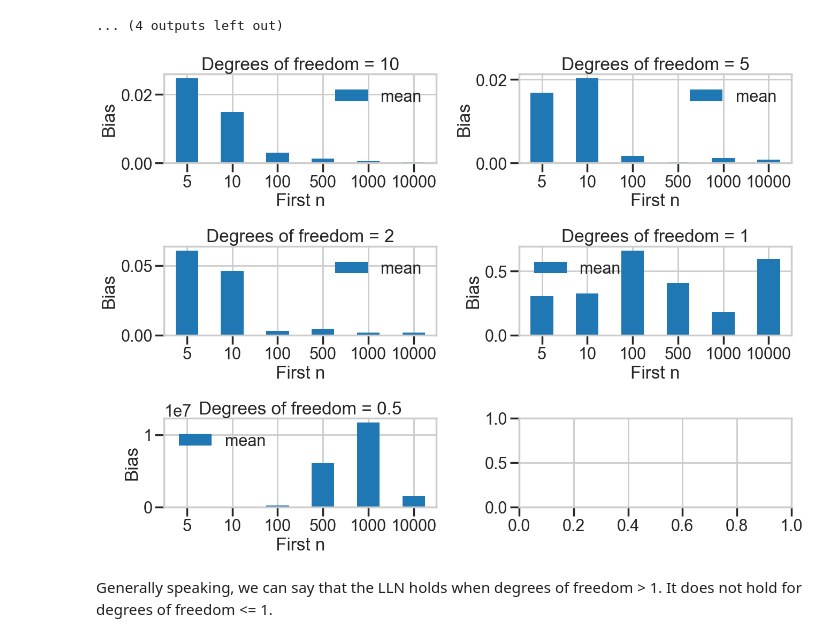
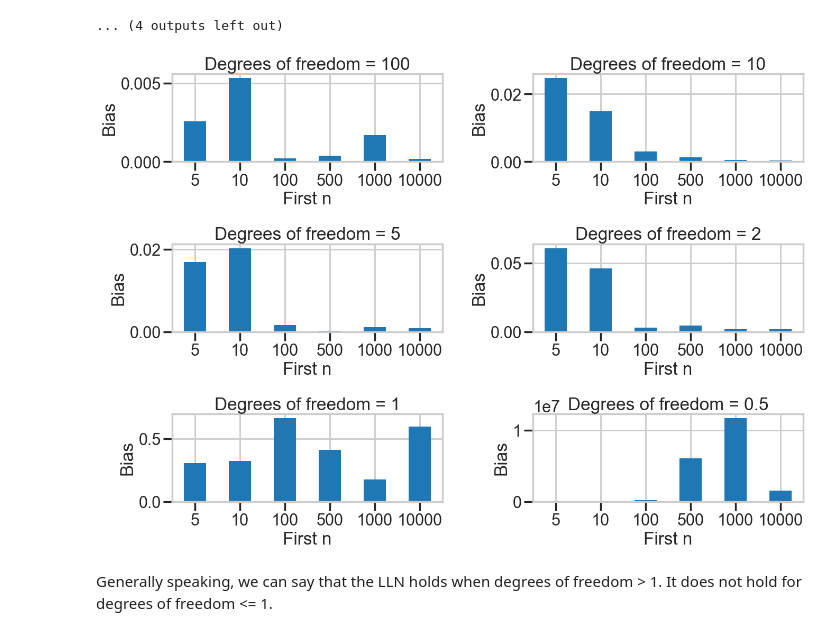
Before and after one commit to maxanisimov/stats, a Jupyter notebook: berkeley_course/00_lln_clt.ipynb, the cells around one changed output. Cells and saved outputs as stored; diff of their text form; code cells hidden in the pictures.

```diff
--- a/berkeley_course/00_lln_clt.ipynb
+++ b/berkeley_course/00_lln_clt.ipynb
@@ -156 +112,3 @@ pandas.DataFrame(solution_b)
+# %%
+sample_means_100 = solver.compute_sample_means()
 # %% [markdown]
@@ -165,0 +116,3 @@ solution_c
+# %%
+sample_mean_stats_100 = solver.compute_sample_mean_stats()
+sample_mean_stats_100.round(3)
@@ -208 +166,10 @@ solution_d
+# %%
+solutions = {
+    100: {
+        'random_samples': random_samples_100,
+        'sample_means': sample_means_100,
+        'sample_mean_stats': sample_mean_stats_100,
+        'sample_mean_distributions': solver.fig_sample_mean_distributions,
+    }
+}
 # %% [markdown]
@@ -211,9 +178,22 @@ f) Repeat steps (a) to (e) for 𝜈 = 10, 5, 2, 1, 0.5.
 solutions_per_dfs = {}
 for dfs in [10, 5, 2, 1, 0.5]:
     print(f'Degrees of freedom = {dfs}')
-    problem_solver = ProblemSolver(dfs=dfs, M=M, N=N)
-    solutions_per_dfs[dfs] = problem_solver.solve_all_tasks()
-    display(solutions_per_dfs[dfs]['solution_c'])
+
+    cur_solver = Solver(dfs=dfs, M=M, N=N)
+    cur_random_samples = cur_solver.draw_random_samples()
+    cur_sample_means = cur_solver.compute_sample_means()
+    cur_sample_mean_stats = cur_solver.compute_sample_mean_stats()
+    cur_fig_sample_mean_distributions = cur_solver.plot_sample_mean_distributions()
+
+
+    solutions[dfs] = {
+        'random_samples': cur_random_samples,
+        'sample_means': cur_sample_means,
+        'sample_mean_stats': cur_sample_mean_stats,
+        'sample_mean_distributions': cur_fig_sample_mean_distributions,
+    }
+
+    display(solutions[dfs]['sample_mean_stats'])
     print(50*'-')
 # %% [output]
 Degrees of freedom = 10
@@ -251,20 +231,18 @@ Degrees of freedom = 0.5
 # %%
 true_mean = 0.0
 
 biases = {}
 fig, axes = plt.subplots(3,2, figsize=(14, 10))
 axes = axes.ravel()
-for i, dfs in enumerate(solutions_per_dfs):
-    biases[dfs] =\
-    (solutions_per_dfs[dfs]['solution_c'].loc['mean'] - true_mean).abs()
-    pandas.DataFrame(biases[dfs]).plot(kind='bar', ax=axes[i])
+for i, dfs in enumerate(solutions):
+    biases[dfs] = (solutions[dfs]['sample_mean_stats'].loc['mean'] - true_mean).abs()
+    pandas.Series(biases[dfs]).plot(kind='bar', ax=axes[i])
     axes[i].set_title(f'Degrees of freedom = {dfs}')
     axes[i].set_ylabel('Bias')
     axes[i].set_xlabel('First n')
     axes[i].tick_params(axis='x', rotation=0)
-    # plt.xticks(rotation=0)
 fig.tight_layout();
 # %% [output]
-[figure, old version]
+[figure, new version]
 # %% [markdown]
 Generally speaking, we can say that the LLN holds when degrees of freedom > 1. It does not hold for degrees of freedom <= 1.
```
Also changed, not shown: parts of 40 cells of this notebook.
